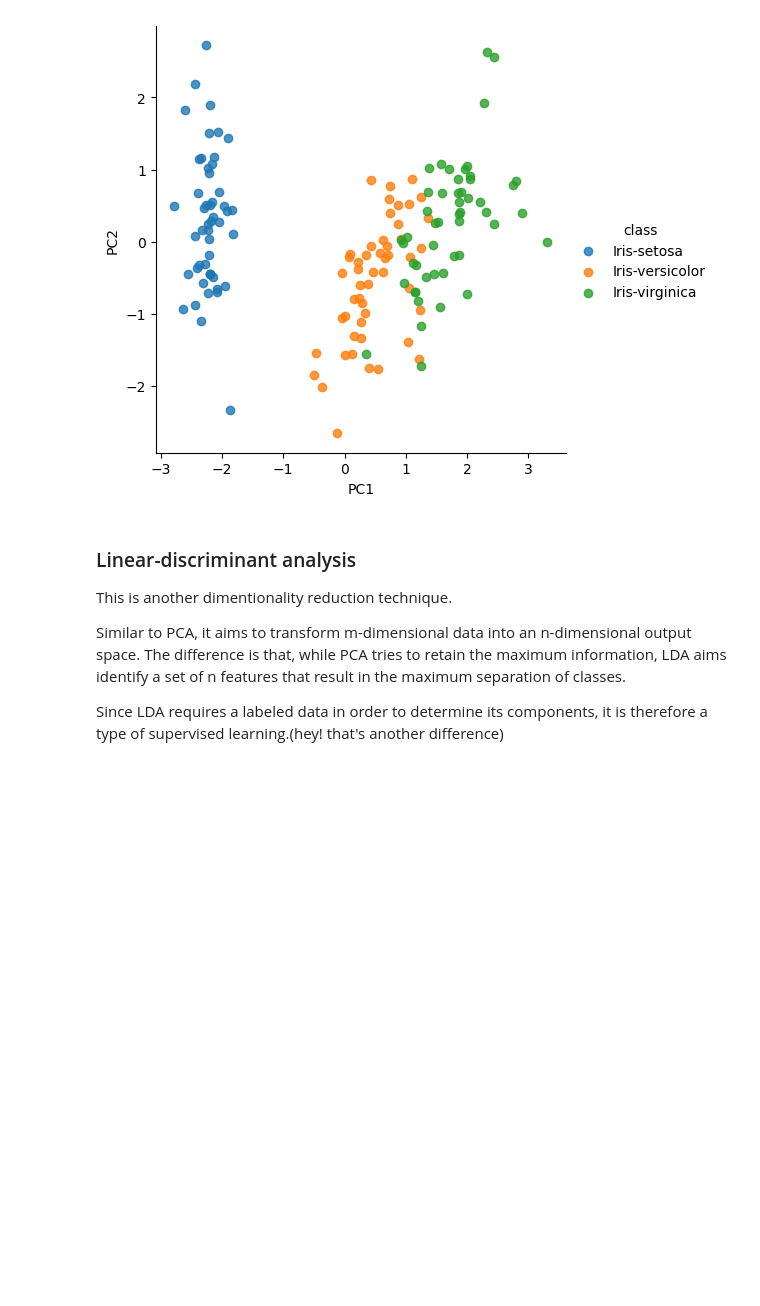
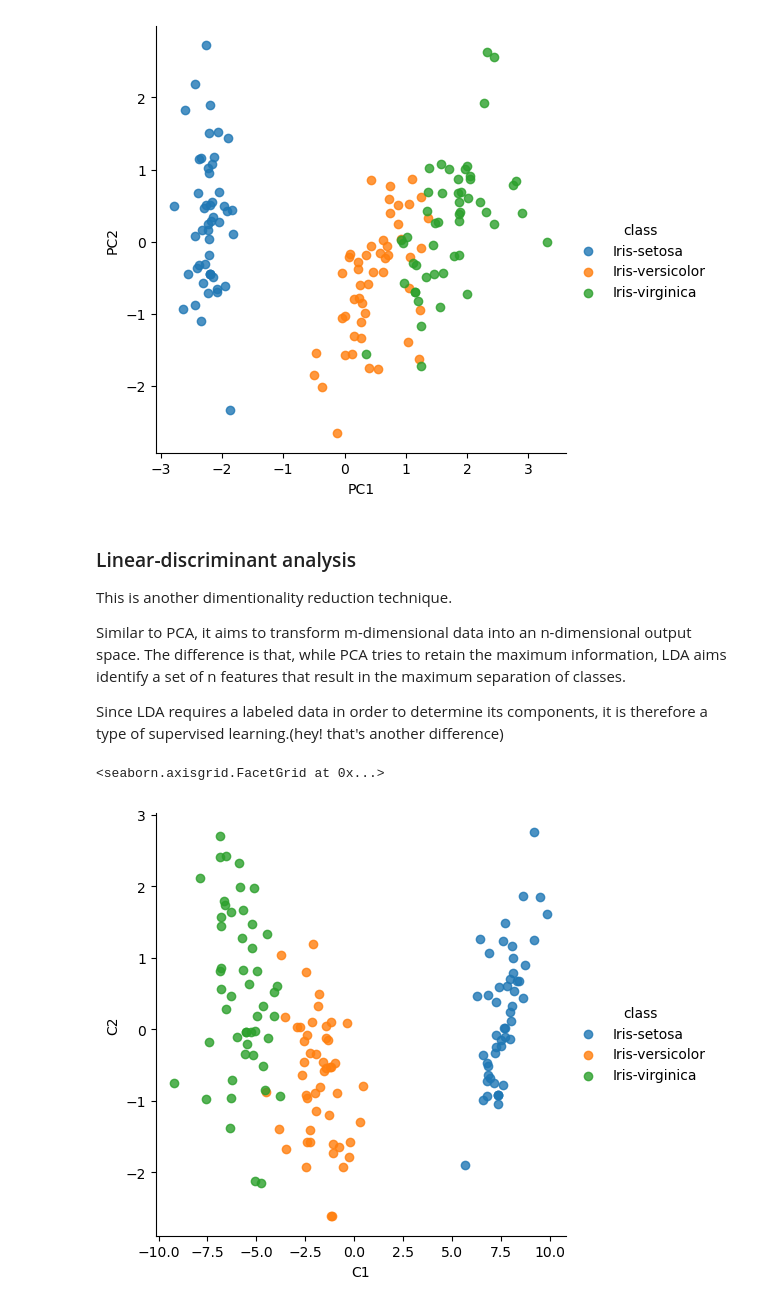
Before and after one commit to CKawara/Recommendation-Systems-with-Python, a Jupyter notebook: Data-Mining-Techniques/Data-Mining.ipynb, the cells around one changed output. Drawn from its saved outputs; the diff is of its cells as text; code cells hidden in the pictures; blank space fills up the shorter version.

Commit message:
apply LDA on iris dataset

```diff
--- a/Data-Mining-Techniques/Data-Mining.ipynb
+++ b/Data-Mining-Techniques/Data-Mining.ipynb
@@ -318,3 +318,23 @@ This is another dimentionality reduction technique.
 Similar to PCA, it aims to transform m-dimensional data into an n-dimensional output space. The difference is that, while PCA tries to retain the maximum information, LDA aims identify a set of n features that result in the maximum separation of classes.
 
 Since LDA requires a labeled data in order to determine its components, it is therefore a type of supervised learning.(hey! that's another difference)
+# %%
+# applying LDA to Iris dataset
+# import LDA
+from sklearn.discriminant_analysis import LinearDiscriminantAnalysis
+
+# identify the LDA object to have two components
+lda = LinearDiscriminantAnalysis(n_components=2)
+
+# apply LDA
+lda_iris = lda.fit_transform(x,y)
+lda_iris = pd.DataFrame(data=lda_iris, columns=['C1','C2'])
+
+# concatenate the class variable
+lda_iris = pd.concat([lda_iris, y], axis=1)
+
+# display the scatterplot
+sns.lmplot(x='C1', y='C2', data=lda_iris, hue='class', fit_reg=False)
+# %% [output]
+<seaborn.axisgrid.FacetGrid at 0x...>
+[figure, added]
```
